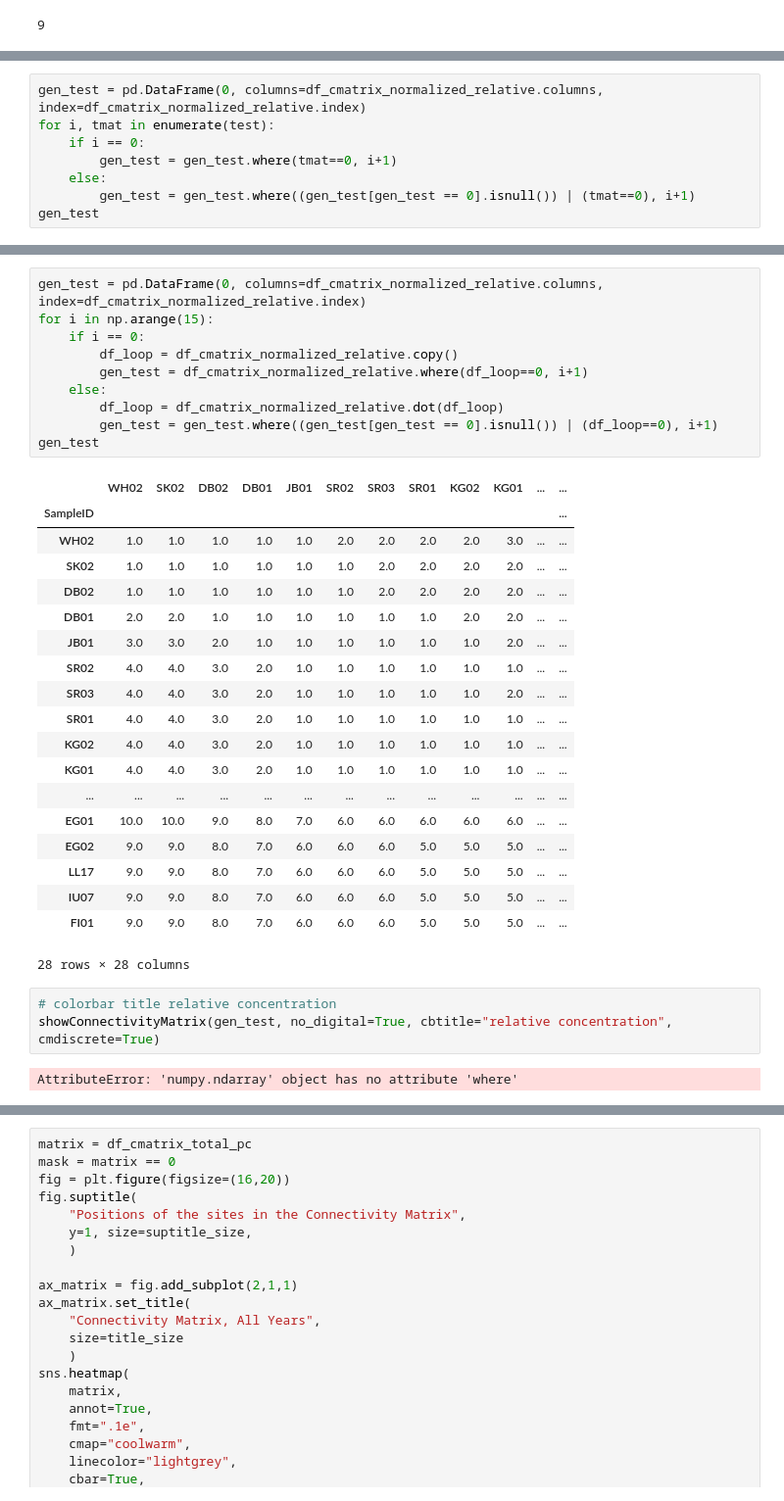
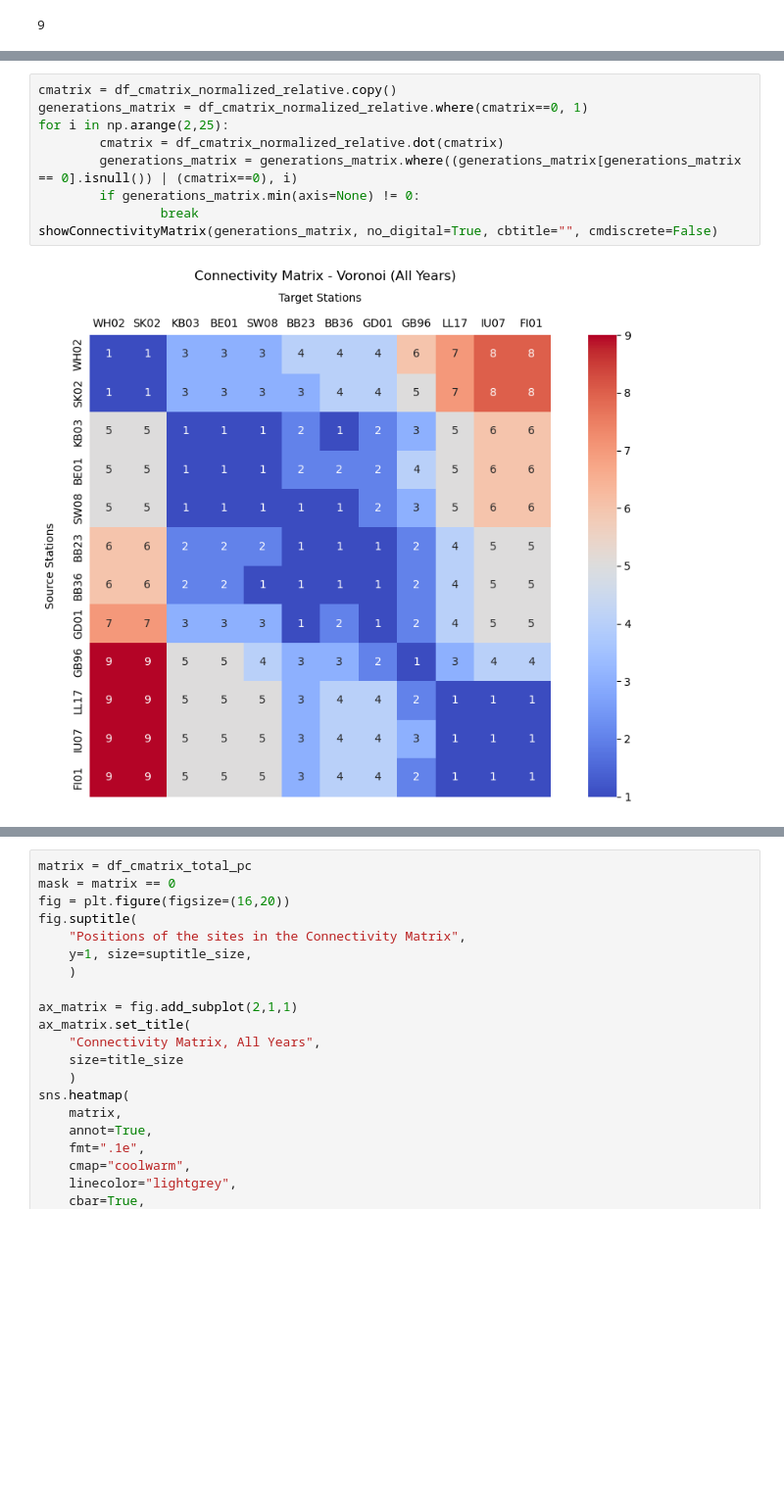
Before and after one commit to geomar-od-lagrange/2025_copepods, a Jupyter notebook: notebooks/SiteComparisonVoronoi.ipynb, the cells around one changed output, grey strips where cells are left out. Shown at 98% size. Cells and saved outputs as stored; diff of their text form; blank space fills up the shorter version.

Commit message:
worked on visuals

```diff
--- a/notebooks/SiteComparisonVoronoi.ipynb
+++ b/notebooks/SiteComparisonVoronoi.ipynb
@@ -427,8 +298,0 @@ gen_test.where((gen_test[gen_test == 0].isnull()) | (test[1]==0), 2)
-# %%
-gen_test = pd.DataFrame(0, columns=df_cmatrix_normalized_relative.columns, index=df_cmatrix_normalized_relative.index)
-for i, tmat in enumerate(test):
-    if i == 0:
-        gen_test = gen_test.where(tmat==0, i+1)
-    else:
-        gen_test = gen_test.where((gen_test[gen_test == 0].isnull()) | (tmat==0), i+1)
-gen_test
@@ -455,35 +299,11 @@ gen_test
 # %%
-gen_test = pd.DataFrame(0, columns=df_cmatrix_normalized_relative.columns, index=df_cmatrix_normalized_relative.index)
-for i in np.arange(15):
-    if i == 0:
-        df_loop = df_cmatrix_normalized_relative.copy()
-        gen_test = df_cmatrix_normalized_relative.where(df_loop==0, i+1)
-    else:
-        df_loop = df_cmatrix_normalized_relative.dot(df_loop)
-        gen_test = gen_test.where((gen_test[gen_test == 0].isnull()) | (df_loop==0), i+1)
-gen_test
+cmatrix = df_cmatrix_normalized_relative.copy()
+generations_matrix = df_cmatrix_normalized_relative.where(cmatrix==0, 1)
+for i in np.arange(2,25):
+        cmatrix = df_cmatrix_normalized_relative.dot(cmatrix)
+        generations_matrix = generations_matrix.where((generations_matrix[generations_matrix == 0].isnull()) | (cmatrix==0), i)
+        if generations_matrix.min(axis=None) != 0:
+                break
+showConnectivityMatrix(generations_matrix, no_digital=True, cbtitle="", cmdiscrete=False)
 # %% [output]
-|  | WH02 | SK02 | DB02 | DB01 | JB01 | SR02 | SR03 | SR01 | KG02 | KG01 | ... | ... |
-| SampleID |  |  |  |  |  |  |  |  |  |  |  | ... |
-| WH02 | 1.0 | 1.0 | 1.0 | 1.0 | 1.0 | 2.0 | 2.0 | 2.0 | 2.0 | 3.0 | ... | ... |
-| SK02 | 1.0 | 1.0 | 1.0 | 1.0 | 1.0 | 1.0 | 2.0 | 2.0 | 2.0 | 2.0 | ... | ... |
-| DB02 | 1.0 | 1.0 | 1.0 | 1.0 | 1.0 | 1.0 | 2.0 | 2.0 | 2.0 | 2.0 | ... | ... |
-| DB01 | 2.0 | 2.0 | 1.0 | 1.0 | 1.0 | 1.0 | 1.0 | 1.0 | 2.0 | 2.0 | ... | ... |
-| JB01 | 3.0 | 3.0 | 2.0 | 1.0 | 1.0 | 1.0 | 1.0 | 1.0 | 1.0 | 2.0 | ... | ... |
-| SR02 | 4.0 | 4.0 | 3.0 | 2.0 | 1.0 | 1.0 | 1.0 | 1.0 | 1.0 | 1.0 | ... | ... |
-| SR03 | 4.0 | 4.0 | 3.0 | 2.0 | 1.0 | 1.0 | 1.0 | 1.0 | 1.0 | 2.0 | ... | ... |
-| SR01 | 4.0 | 4.0 | 3.0 | 2.0 | 1.0 | 1.0 | 1.0 | 1.0 | 1.0 | 1.0 | ... | ... |
-| KG02 | 4.0 | 4.0 | 3.0 | 2.0 | 1.0 | 1.0 | 1.0 | 1.0 | 1.0 | 1.0 | ... | ... |
-| KG01 | 4.0 | 4.0 | 3.0 | 2.0 | 1.0 | 1.0 | 1.0 | 1.0 | 1.0 | 1.0 | ... | ... |
-| ... | ... | ... | ... | ... | ... | ... | ... | ... | ... | ... | ... | ... |
-| EG01 | 10.0 | 10.0 | 9.0 | 8.0 | 7.0 | 6.0 | 6.0 | 6.0 | 6.0 | 6.0 | ... | ... |
-| EG02 | 9.0 | 9.0 | 8.0 | 7.0 | 6.0 | 6.0 | 6.0 | 5.0 | 5.0 | 5.0 | ... | ... |
-| LL17 | 9.0 | 9.0 | 8.0 | 7.0 | 6.0 | 6.0 | 6.0 | 5.0 | 5.0 | 5.0 | ... | ... |
-| IU07 | 9.0 | 9.0 | 8.0 | 7.0 | 6.0 | 6.0 | 6.0 | 5.0 | 5.0 | 5.0 | ... | ... |
-| FI01 | 9.0 | 9.0 | 8.0 | 7.0 | 6.0 | 6.0 | 6.0 | 5.0 | 5.0 | 5.0 | ... | ... |
-28 rows × 28 columns
+[figure, added]
-# %%
-# colorbar title relative concentration
-showConnectivityMatrix(gen_test, no_digital=True, cbtitle="relative concentration", cmdiscrete=True)
-# %% [output]
-AttributeError: 'numpy.ndarray' object has no attribute 'where'
```
Also changed, not shown: parts of 20 cells of this notebook.
